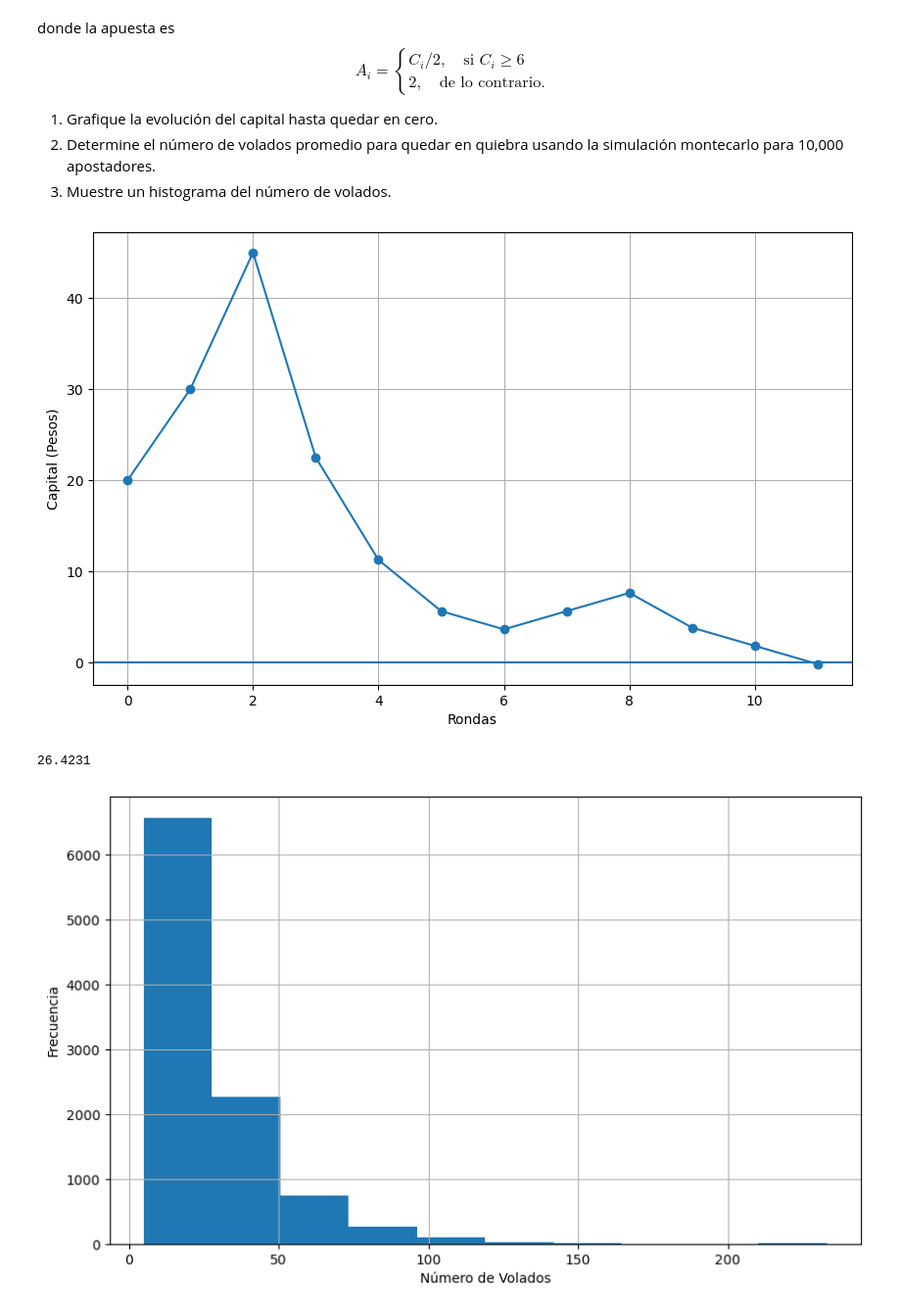
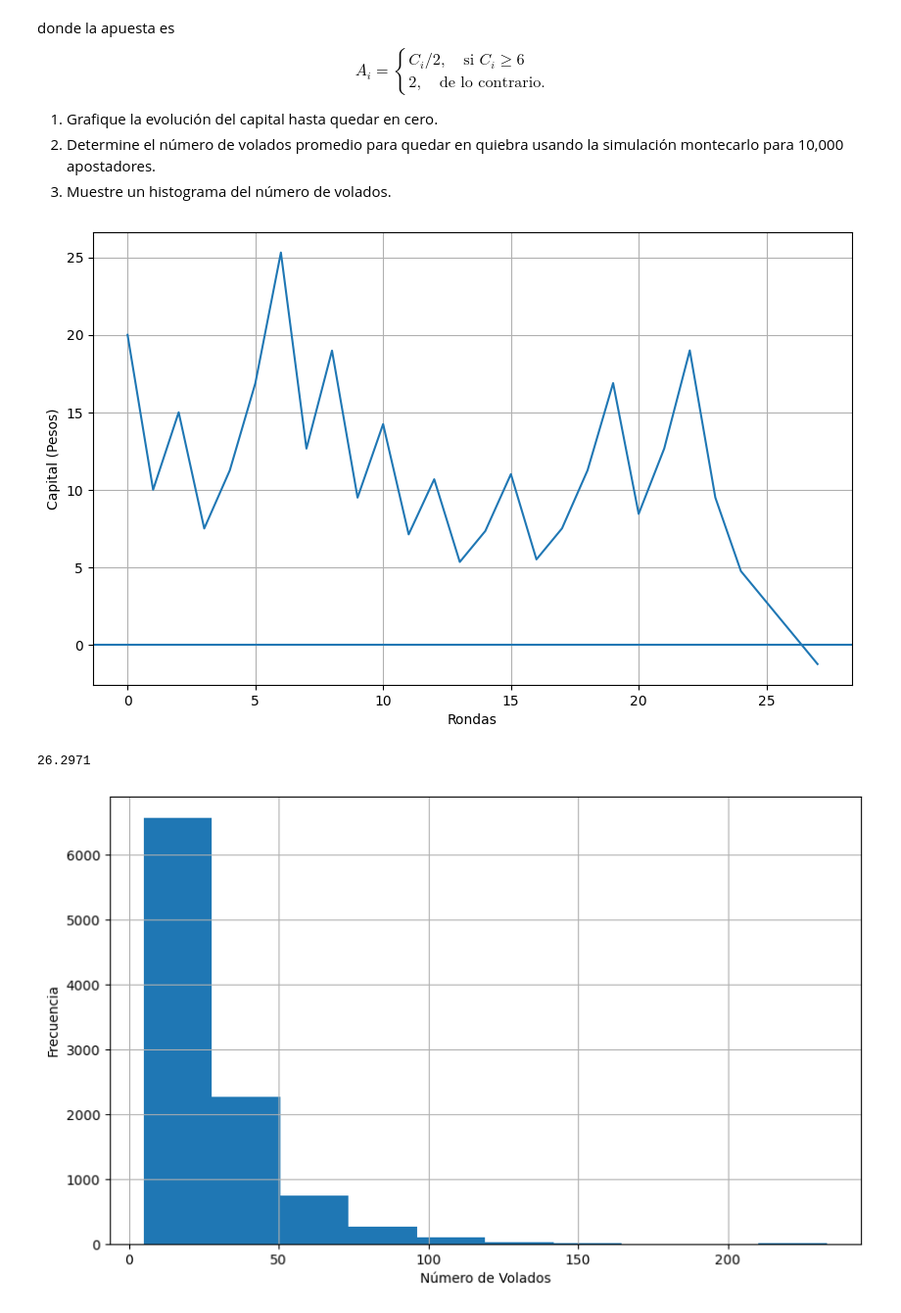
Before and after one commit to renegonzalez21/T1, a Jupyter notebook: Tarea - Caminata aleatoria(1).ipynb, the cells around one changed output. Shown: that part at 98% size. Saved outputs shown, nothing was run; the diff lists cells and outputs as text; code cells hidden in the pictures.

```diff
--- a/Tarea - Caminata aleatoria(1).ipynb
+++ b/Tarea - Caminata aleatoria(1).ipynb
@@ -67,39 +67,41 @@ $$
 # %%
 import numpy as np
 import matplotlib.pyplot as plt
 
 capital_inicial = 20
 capital = capital_inicial
 capital_history = [capital]
 rondas = 0
+num = [1, -1]
 
 while capital > 0:
     rondas += 1
     if capital >= 6:
         apuesta = capital / 2
     else:
         apuesta = 2
 
-    resultado = np.random.choice([1, -1])
+    resultado = np.random.choice(num)
     capital += apuesta * resultado
 
     capital_history.append(capital)
 
 plt.figure(figsize=(10, 6))
-plt.plot(capital_history, marker='o')
+plt.plot(capital_history)
 plt.xlabel('Rondas')
 plt.ylabel('Capital (Pesos)')
 plt.axhline(0)
 plt.grid()
 plt.show()
 # %% [output]
-[figure, old version]
+[figure, new version]
 # %%
 import numpy as np
 
 apostadores = 10000
 capital_inicial = 20
-volados_apostador= []
+volados_a = []
+num = [1, -1]
 
 for _ in range(apostadores):
     capital = capital_inicial
@@ -112,15 +114,15 @@ for _ in range(apostadores):
         else:
             apuesta = 2
 
-        resultado = np.random.choice([1, -1])
+        resultado = np.random.choice(num)
         capital += apuesta * resultado
 
-    volados_apostador.append(volados)
+    volados_a.append(volados)
 
-promedio_volados = np.mean(volados_apostador)
+promedio_volados = np.mean(volados_a)
 promedio_volados
 # %% [output]
-26.4231
+26.2971
 # %%
 plt.figure(figsize=(10, 6))
 plt.hist(volados_apostador)
```
Also changed, not shown: parts of 1 cell of this notebook.
